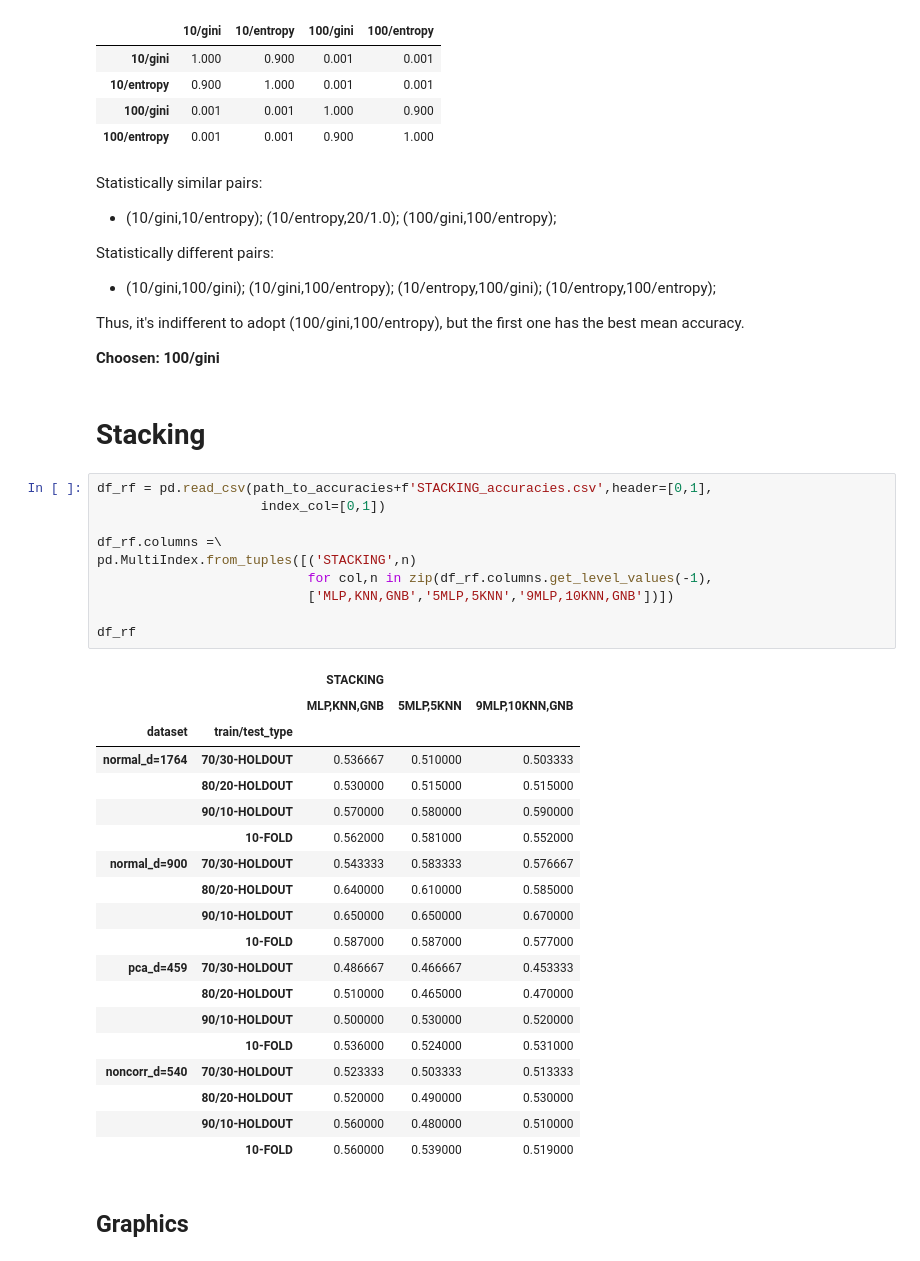
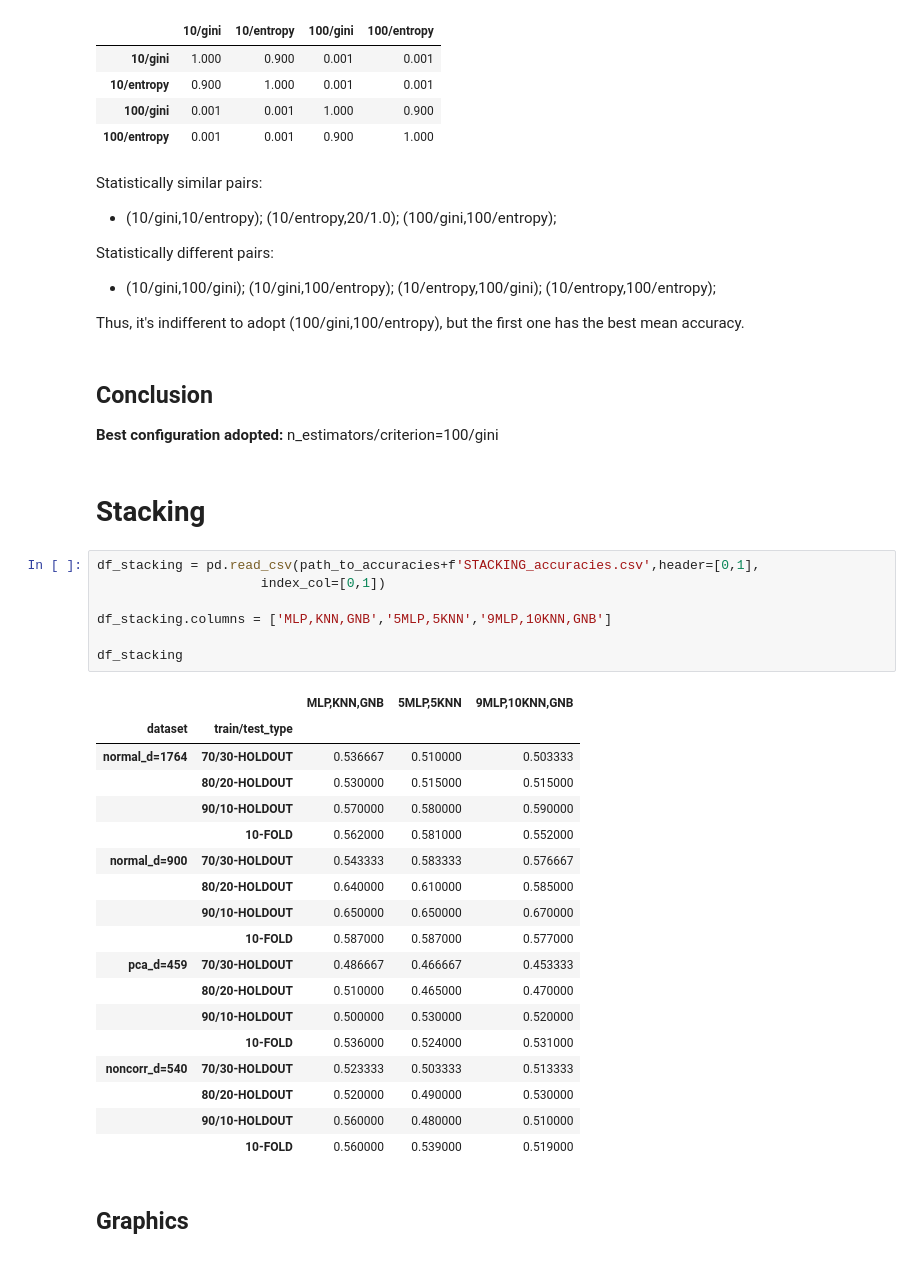
Before and after one commit to BrunoRammon/gato-cachorro_classificacao_de_racas, a Jupyter notebook: models_performance_analysis.ipynb, the cells around one changed output. Drawn from its saved outputs; the diff is of its cells as text.

```diff
--- a/models_performance_analysis.ipynb
+++ b/models_performance_analysis.ipynb
@@ -917,22 +1109,20 @@ Statistically different pairs:
 - (10/gini,100/gini); (10/gini,100/entropy); (10/entropy,100/gini); (10/entropy,100/entropy);
 
 Thus, it's indifferent to adopt  (100/gini,100/entropy), but the first one has the best mean accuracy.
-
-**Choosen: 100/gini**
+# %% [markdown]
+## Conclusion
+
+**Best configuration adopted:** n_estimators/criterion=100/gini
 # %% [markdown]
 # Stacking
 # %%
-df_rf = pd.read_csv(path_to_accuracies+f'STACKING_accuracies.csv',header=[0,1],
+df_stacking = pd.read_csv(path_to_accuracies+f'STACKING_accuracies.csv',header=[0,1],
                      index_col=[0,1])
 
-df_rf.columns =\
-pd.MultiIndex.from_tuples([('STACKING',n)
-                           for col,n in zip(df_rf.columns.get_level_values(-1),
-                           ['MLP,KNN,GNB','5MLP,5KNN','9MLP,10KNN,GNB'])])
+df_stacking.columns = ['MLP,KNN,GNB','5MLP,5KNN','9MLP,10KNN,GNB']
 
-df_rf
+df_stacking
 # %% [output]
-|  |  | STACKING |  |  |
 |  |  | MLP,KNN,GNB | 5MLP,5KNN | 9MLP,10KNN,GNB |
 | dataset | train/test_type |  |  |  |
 | normal_d=1764 | 70/30-HOLDOUT | 0.536667 | 0.510000 | 0.503333 |
```
Also changed, not shown: parts of 89 cells of this notebook.
